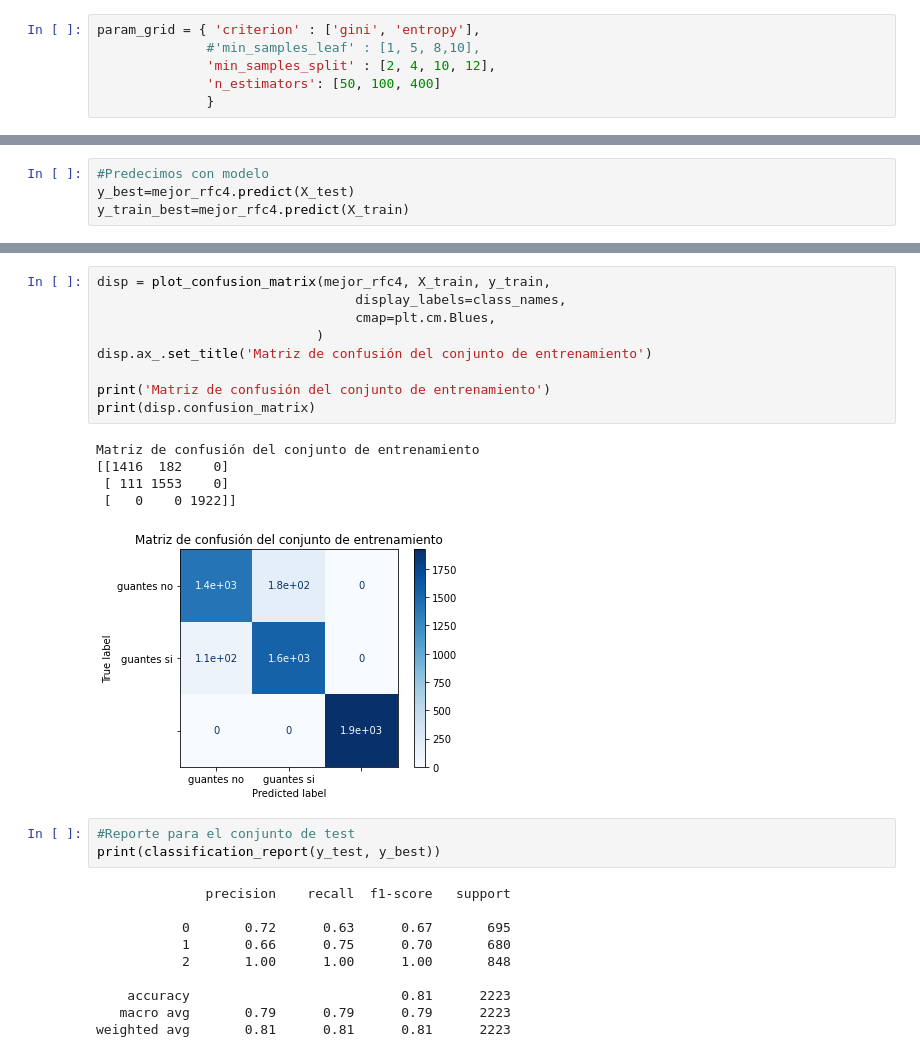
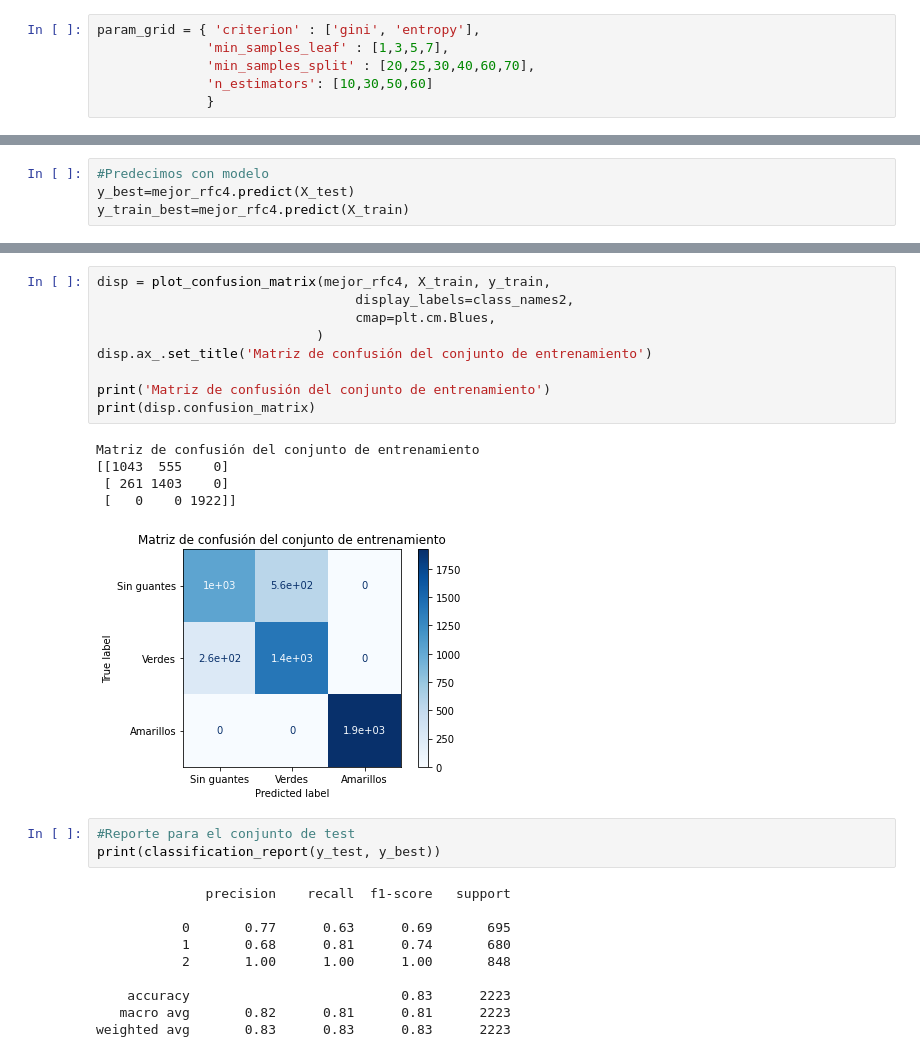
Before and after one commit to Ana1890/Deteccion-de-objetos-en-imagenes, a Jupyter notebook: Copia_de_6_Aprendizaje_Supervisado.ipynb, the cells around one changed output, grey strips where cells are left out. Cells and saved outputs as stored; diff of their text form.

```diff
--- a/Copia_de_6_Aprendizaje_Supervisado.ipynb
+++ b/Copia_de_6_Aprendizaje_Supervisado.ipynb
@@ -2849,9 +2831,9 @@ rfc4.get_params
 * GridSearchCV
 # %%
 param_grid = { 'criterion' : ['gini', 'entropy'],
-              #'min_samples_leaf' : [1, 5, 8,10],
-              'min_samples_split' : [2, 4, 10, 12],
-              'n_estimators': [50, 100, 400]
+              'min_samples_leaf' : [1,3,5,7],
+              'min_samples_split' : [20,25,30,40,60,70],
+              'n_estimators': [10,30,50,60]
               }
 # %%
 rfc4 = RandomForestClassifier()
@@ -2905,31 +2887,31 @@ Matriz de confusión del conjunto de test
 # %%
 disp = plot_confusion_matrix(mejor_rfc4, X_train, y_train,
-                                 display_labels=class_names,
+                                 display_labels=class_names2,
                                  cmap=plt.cm.Blues,
                             )
 disp.ax_.set_title('Matriz de confusión del conjunto de entrenamiento')
 
 print('Matriz de confusión del conjunto de entrenamiento')
 print(disp.confusion_matrix)
 # %% [output]
 Matriz de confusión del conjunto de entrenamiento
-[[1416  182    0]
- [ 111 1553    0]
+[[1043  555    0]
+ [ 261 1403    0]
  [   0    0 1922]]
-[figure, old version]
+[figure, new version]
 # %%
 #Reporte para el conjunto de test
 print(classification_report(y_test, y_best))
 # %% [output]
               precision    recall  f1-score   support
 
-           0       0.72      0.63      0.67       695
-           1       0.66      0.75      0.70       680
+           0       0.77      0.63      0.69       695
+           1       0.68      0.81      0.74       680
            2       1.00      1.00      1.00       848
 
-    accuracy                           0.81      2223
-   macro avg       0.79      0.79      0.79      2223
-weighted avg       0.81      0.81      0.81      2223
+    accuracy                           0.83      2223
+   macro avg       0.82      0.81      0.81      2223
+weighted avg       0.83      0.83      0.83      2223
 # %%
 #Reporte para el conjunto de entrenamiento
 print(classification_report(y_train, y_train_best))
```
Also changed, not shown: parts of 17 cells of this notebook.
